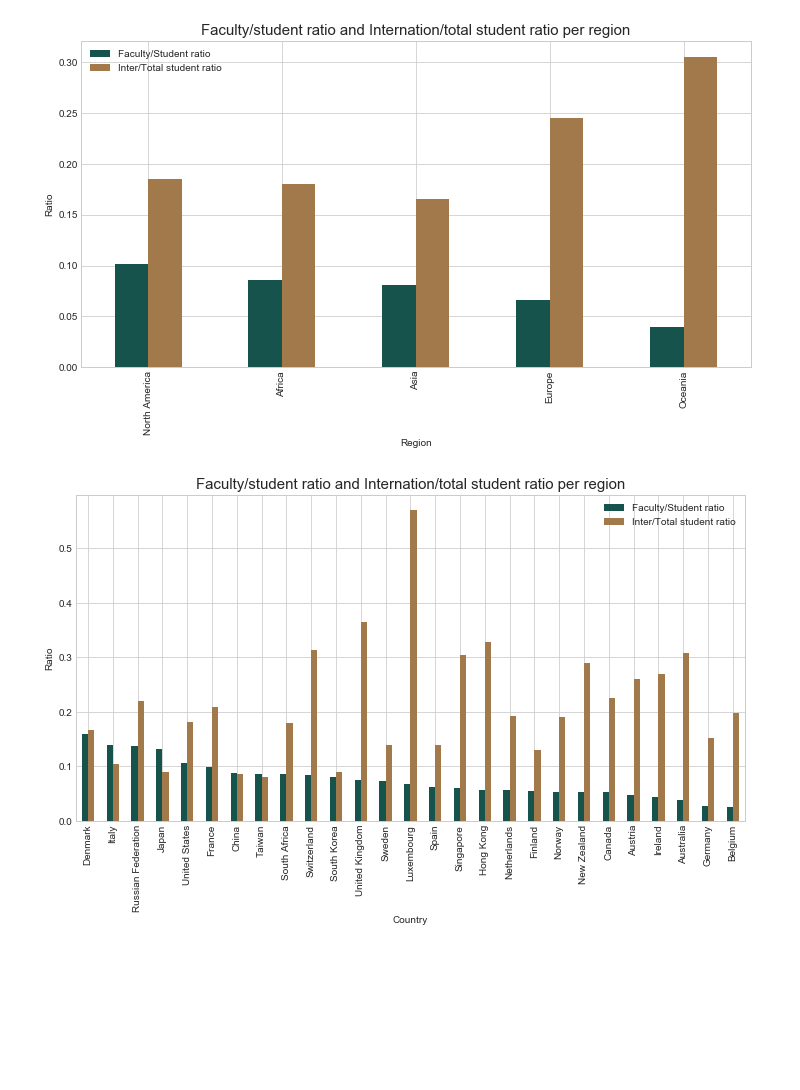
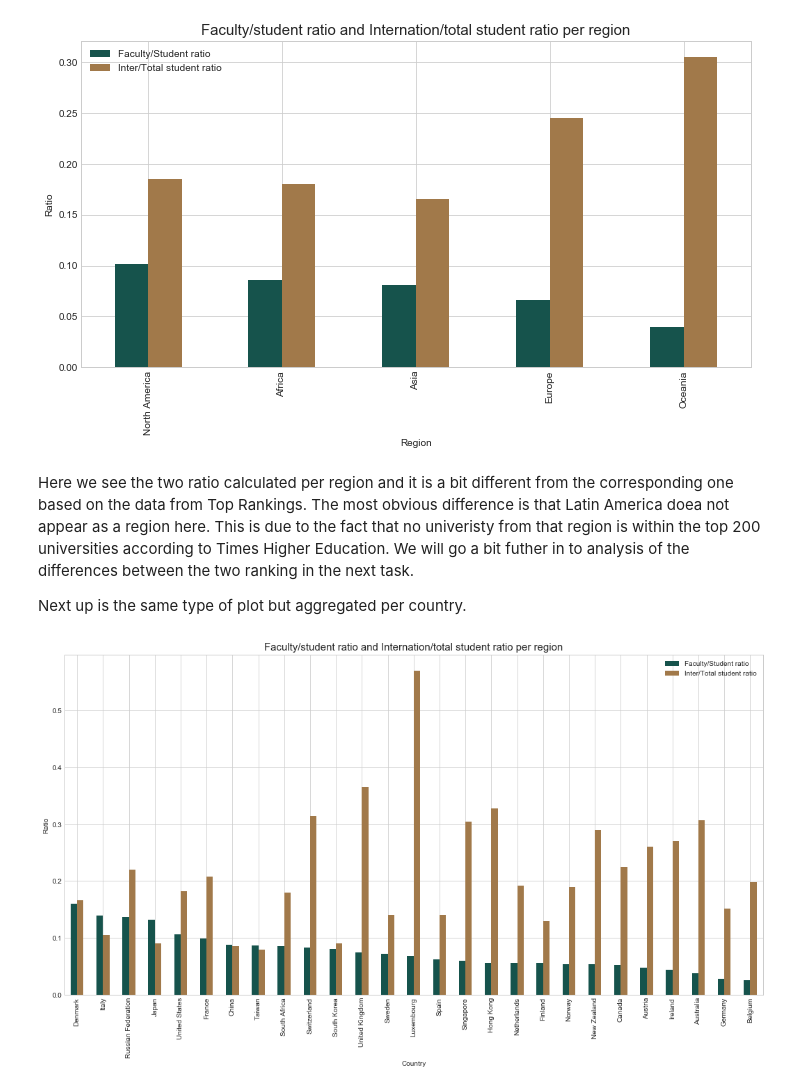
Before and after one commit to sourabhlal/ada2017, a Jupyter notebook: 02 - Data from the Web/homework02.ipynb, the cells around one changed output. Cells and saved outputs as stored; diff of their text form; code cells hidden in the pictures; blank space fills up the shorter version.

```diff
--- a/02 - Data from the Web/homework02.ipynb
+++ b/02 - Data from the Web/homework02.ipynb
@@ -344,6 +351,17 @@ timesedu_df["Faculty/Student ratio"] = 1/timesedu_df["stats_student_staff_ratio"
 timesedu_df = timesedu_df.drop(["stats_number_students","stats_pc_intl_students","stats_student_staff_ratio"],axis=1)
 # %% [markdown]
 We now have all the data from Times Higher Education in a single dataframe. In order to answer question a) through d) using this data, we will exclude a few more rows that are not relevant for those questions. It should be noted that the ranking are already in the dataframe timesedu_df and therefore all we need is to sort the data (and group it for questio c and d).
+# %%
+#New dataframe with fewer columns
+timesedu_df2 = timesedu_df.drop(['aliases','rank_order'],axis=1)
+
+#Reordering the columns
+timesedu_df2 = timesedu_df2[['name','location','Region','rank','Total Students','International Students','Total Faculty','International Faculty','Faculty/Student ratio','Inter/Total student ratio']]
+
+#Changing column names
+timesedu_df2.columns.values[0] = 'Name'
+timesedu_df2.columns.values[1] = 'Location'
+timesedu_df2.columns.values[3] = 'Rank'
 # %% [markdown]
 #### a) Which are the best universities in terms of the ratio between faculty members and students?
 To answer this question we just sort our dataframe by this value. We assume that the higher the ratio, the better the university is. (1 faculty : 5 students is better than 1 faculty : 10 students)
@@ -428,21 +447,24 @@ plt.xlabel('Region')
 plt.show()
 # %% [output]
 [figure]
+# %% [markdown]
+Here we see the two ratio calculated per region and it is a bit different from the corresponding one based on the data from Top Rankings. The most obvious difference is that Latin America doea not appear as a region here. This is due to the fact that no univeristy from that region is within the top 200 universities according to Times Higher Education. We will go a bit futher in to analysis of the differences between the two ranking in the next task.
+
+Next up is the same type of plot but aggregated per country.
 # %%
 #Creating new dataframe only containing relevant data
-timesedu_country_df_plot = timesedu_df.drop(['aliases','Region','name','rank','rank_order','Total Students','International Students','Total Faculty','International Faculty'], axis=1)
-timesedu_country_df_plot = timesedu_country_df_plot.groupby('location',as_index=False).mean()
+timesedu_country_df_plot = timesedu_df2.drop(['Region','Name','Rank','Total Students','International Students','Total Faculty','International Faculty'], axis=1)
+timesedu_country_df_plot = timesedu_country_df_plot.groupby('Location',as_index=False).mean()
 timesedu_country_df_plot = timesedu_country_df_plot.sort_values('Faculty/Student ratio',ascending=False)
-timesedu_country_df_plot = timesedu_country_df_plot[['location','Faculty/Student ratio','Inter/Total student ratio']]
-timesedu_country_df_plot = timesedu_country_df_plot.set_index('location')
+timesedu_country_df_plot = timesedu_country_df_plot.set_index('Location')
 
 
 #Plotting and adding info
-timesedu_country_df_plot.plot.bar(figsize=(12,6))
+timesedu_country_df_plot.plot.bar(figsize=(18,9))
 
 plt.title('Faculty/student ratio and Internation/total student ratio per region',fontsize=15)
 plt.ylabel('Ratio')
 plt.xlabel('Country')
 plt.show()
 # %% [output]
-[figure, old version]
+[figure, new version]
```
Also changed, not shown: parts of 34 cells of this notebook, 1 other file.
